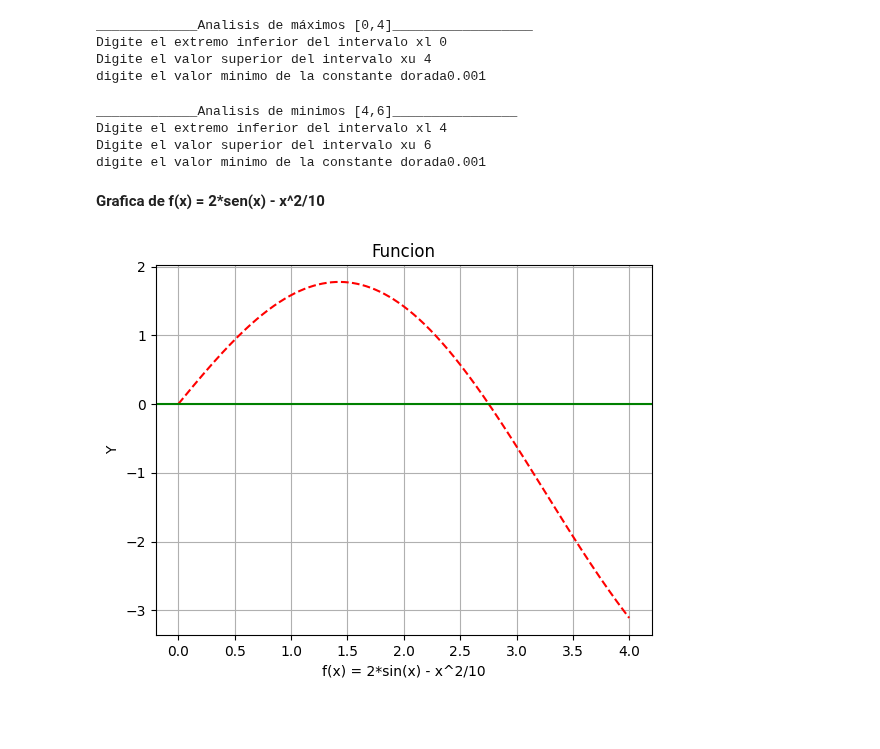
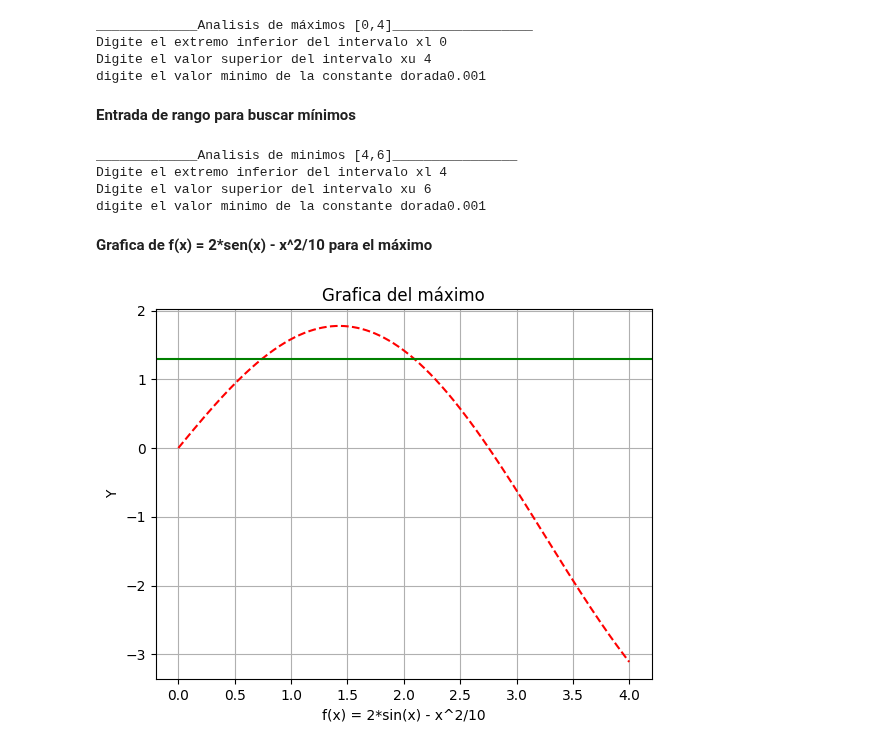
Before and after one commit to soyudea/Optimizacion, a Jupyter notebook: BusquedDorada.ipynb, the cells around one changed output. Drawn from its saved outputs; the diff is of its cells as text; code cells hidden in the pictures; blank space fills up the shorter version.

```diff
--- a/BusquedDorada.ipynb
+++ b/BusquedDorada.ipynb
@@ -30,6 +30,8 @@ _____________Analisis de máximos [0,4]__________________
 Digite el extremo inferior del intervalo xl 0
 Digite el valor superior del intervalo xu 4
 digite el valor minimo de la constante dorada0.001
+# %% [markdown]
+**Entrada de rango para buscar mínimos**
 # %%
 xl_min=0
 xu_min=0
@@ -49,25 +51,25 @@ Digite el extremo inferior del intervalo xl 4
 Digite el valor superior del intervalo xu 6
 digite el valor minimo de la constante dorada0.001
 # %% [markdown]
-**Grafica de f(x) = 2*sen(x) - x^2/10**
+**Grafica de f(x) = 2*sen(x) - x^2/10 para el máximo**
 # %%
 #Grafica para máximos
 
 def graf_f():
   X = list(np.arange(xl, xu, dorada_min))
   Y=[(2*math.sin(x) -(x**2)/10) for x in X]
 
-  plt.title("Funcion")
+  plt.title("Grafica del máximo")
   plt.xlabel("f(x) = 2*sin(x) - x^2/10")
   plt.ylabel("Y")
   plt.plot(X,Y, "r--")
-  plt.axhline(y=0, xmin=0, color="g")
+  plt.axhline(y=1.3, xmin=0, color="g")
   plt.grid()
   plt.show()
 
 graf_f()
 # %% [output]
-[figure, old version]
+[figure, new version]
 # %%
 def graf_f():
   X = list(np.arange(xlmin, xumin, dorada_min))
```
Also changed, not shown: parts of 10 cells of this notebook.
